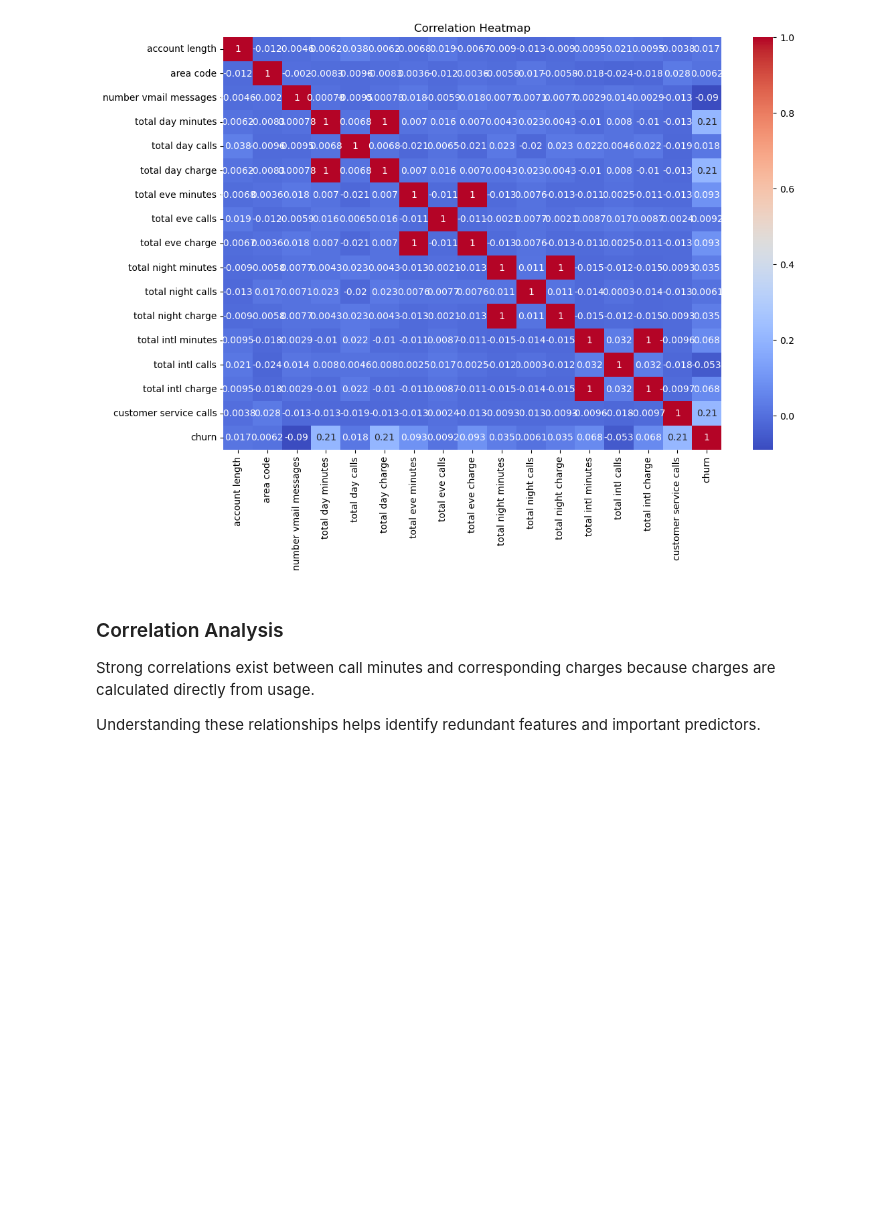
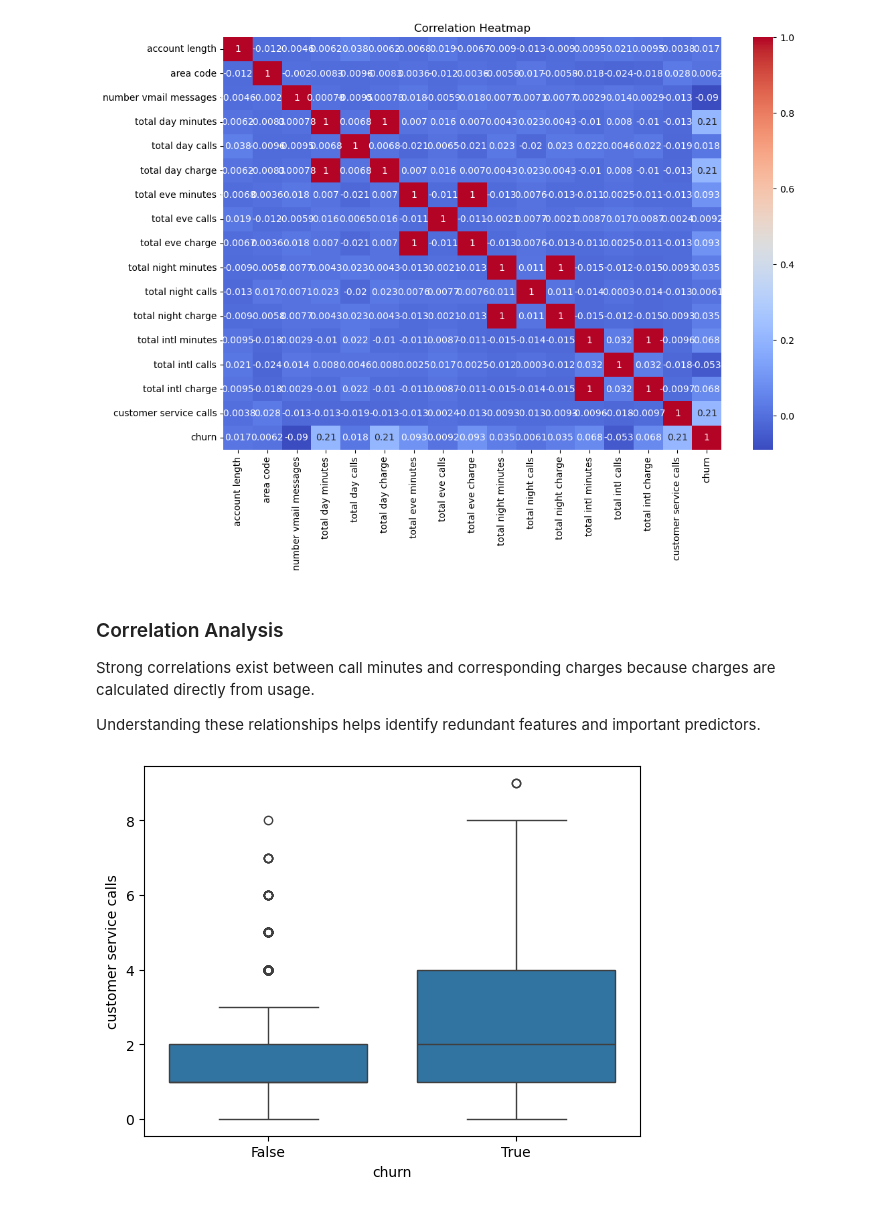
Before and after one commit to Ains123/Customer-churn, a Jupyter notebook: Notebooks/04_exploratory_data_analysis.ipynb, the cells around one changed output. Drawn from its saved outputs; the diff is of its cells as text; code cells hidden in the pictures; blank space fills up the shorter version.

Commit message:
feature: add customer service calls vs churn

```diff
--- a/Notebooks/04_exploratory_data_analysis.ipynb
+++ b/Notebooks/04_exploratory_data_analysis.ipynb
@@ -38,3 +38,13 @@ plt.show()
 Strong correlations exist between call minutes and corresponding charges because charges are calculated directly from usage.
 
 Understanding these relationships helps identify redundant features and important predictors.
+# %%
+sns.boxplot(
+    x='churn',
+    y='customer service calls',
+    data=df
+)
+
+plt.show()
+# %% [output]
+[figure, added]
```
Also changed, not shown: parts of 1 cell of this notebook.
